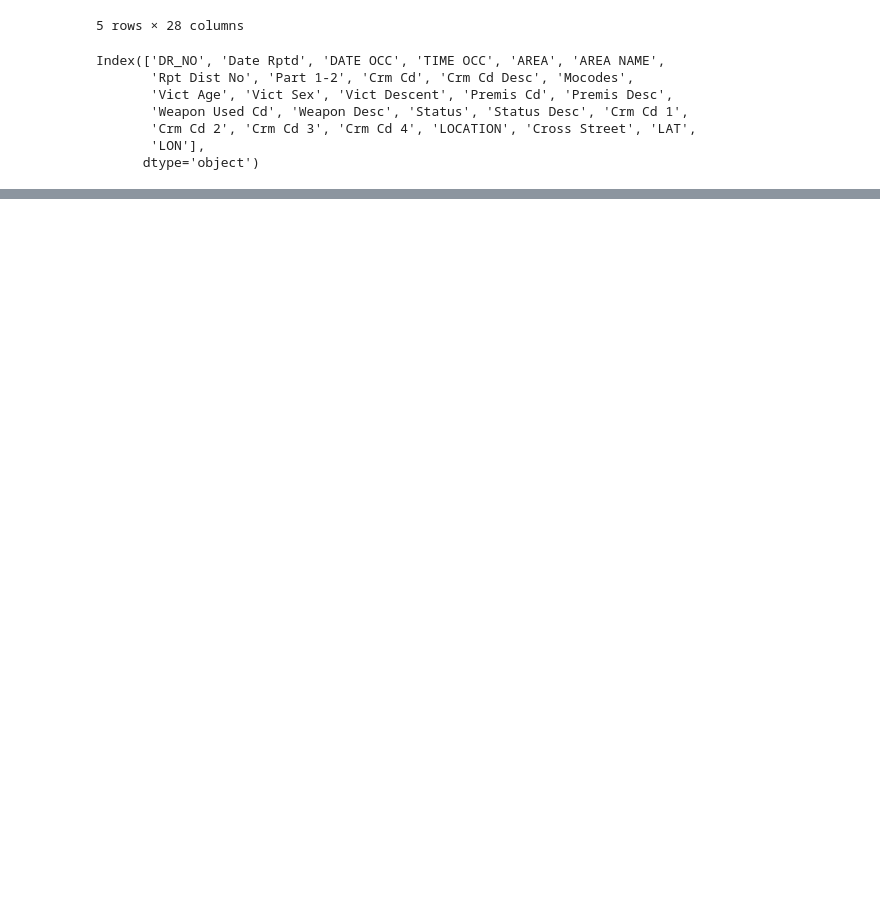
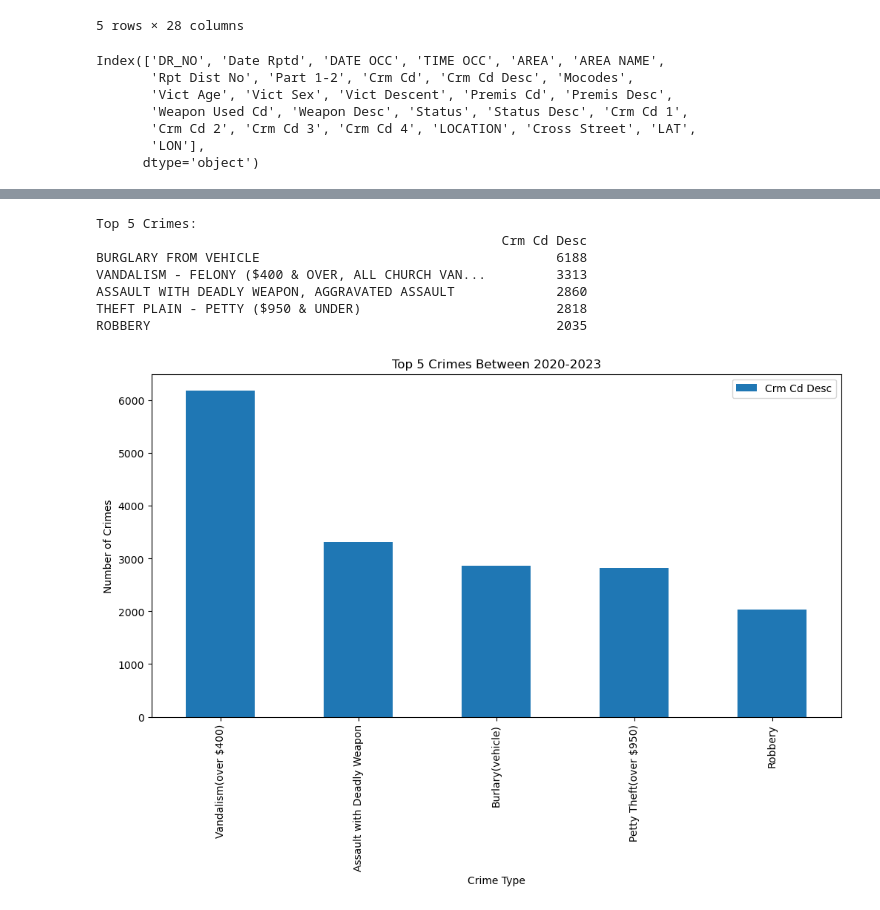
Before and after one commit to tdanh2018/datavoyager, a Jupyter notebook: crime_rate.ipynb, the cells around one changed output, grey strips where cells are left out. Cells and saved outputs as stored; diff of their text form; code cells hidden in the pictures; blank space fills up the shorter version.

```diff
--- a/crime_rate.ipynb
+++ b/crime_rate.ipynb
@@ -74 +66,36 @@ data_by_year = {year:central_data[central_data["DATE OCC"].dt.year == year]for y
+# %%
+##Creating Visualization
+
+# Top 5 overall crime to a list
+top_5_crimes_overall = central_data["Crm Cd Desc"].value_counts().head(5)
+top_5_crimes_overall
+
+#chart to represent the top 5 crime
+print("Top 5 Crimes:")
+print(pd.DataFrame(top_5_crimes_overall))
+print("\n")
+
+#plot bar chart
+overall_crime_counts_df = pd.DataFrame(top_5_crimes_overall)
+overall_crime_counts_df.plot(kind="bar", figsize=(12, 6))
+
+#chart properties
+plt.title("Top 5 Crimes Between 2020-2023")
+plt.xlabel("Crime Type")
+plt.ylabel("Number of Crimes")
+x_tick_labels = {'Burlary(vehicle)','Vandalism(over $400)','Petty Theft(over $950)','Assault with Deadly Weapon', 'Robbery'}
+plt.gca().set_xticklabels(x_tick_labels)
+
+#save fig to PNG
+plt.savefig("top5_overall.png",bbox_inches='tight')
+plt.show()
+# %% [output]
+Top 5 Crimes:
+                                                    Crm Cd Desc
+BURGLARY FROM VEHICLE                                      6188
+VANDALISM - FELONY ($400 & OVER, ALL CHURCH VAN...         3313
+ASSAULT WITH DEADLY WEAPON, AGGRAVATED ASSAULT             2860
+THEFT PLAIN - PETTY ($950 & UNDER)                         2818
+ROBBERY                                                    2035
+[figure, added]
 # %%
```
Also changed, not shown: parts of 11 cells of this notebook, 7 other files.
